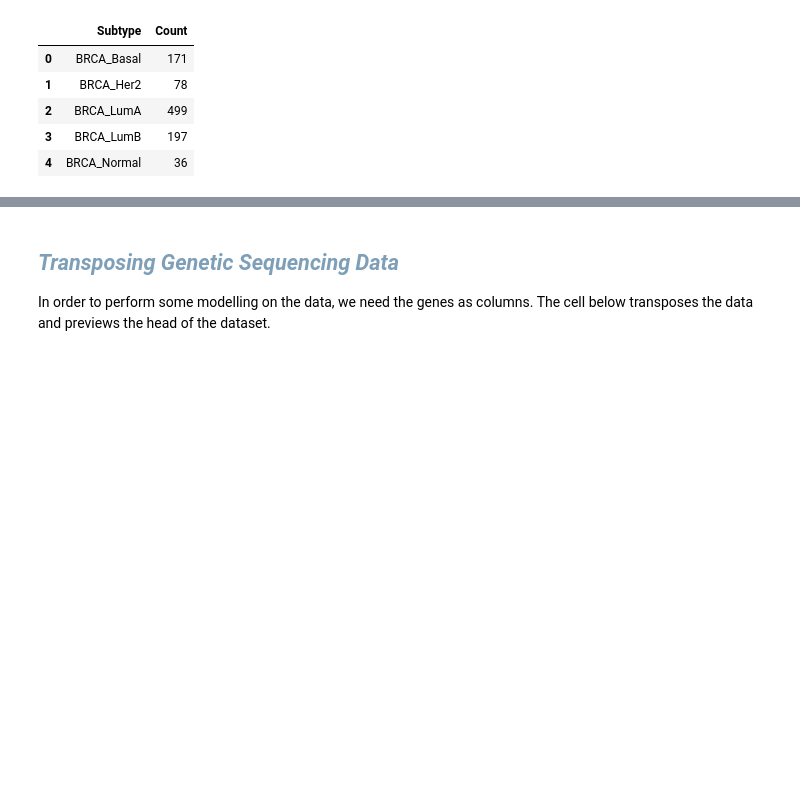
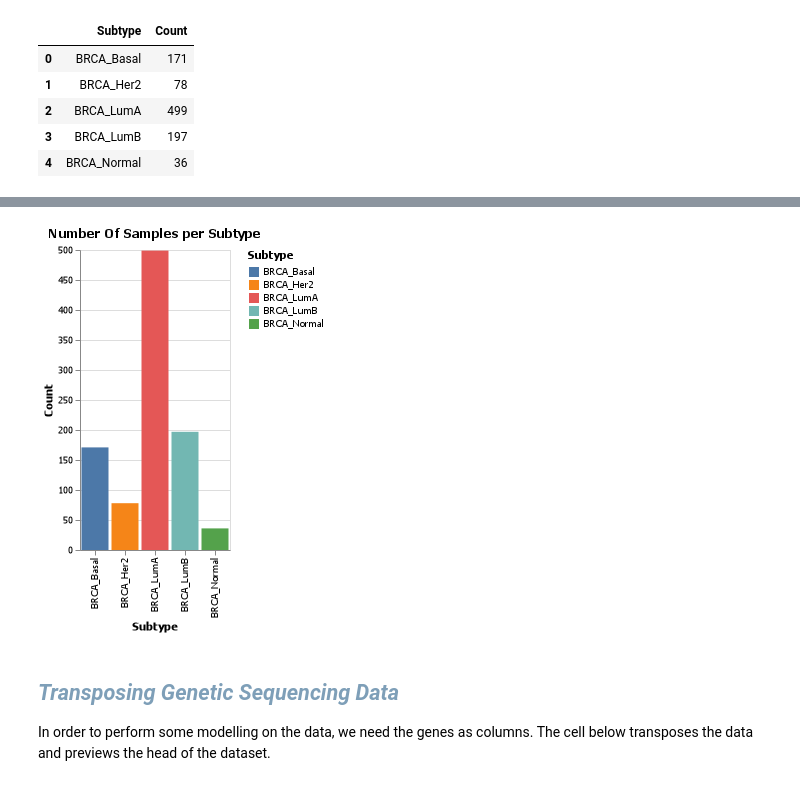
Before and after one commit to Blaise143/Breast-Cancer-Classification, a Jupyter notebook: breast-cancer-subtype-classification.ipynb, the cells around one changed output, grey strips where cells are left out. Saved outputs shown, nothing was run; the diff lists cells and outputs as text; code cells hidden in the pictures; blank space fills up the shorter version.

Commit message:
plots

```diff
--- a/breast-cancer-subtype-classification.ipynb
+++ b/breast-cancer-subtype-classification.ipynb
@@ -88,6 +88,7 @@ clinical_summary
 | 3 | BRCA_LumB | 197 |
 | 4 | BRCA_Normal | 36 |
 # %%
+alt.renderers.enable("png")
 alt.Chart(clinical_summary).mark_bar().encode(
     alt.X("Subtype"),
     alt.Y("Count"),
@@ -103,3 +103,4 @@ alt.Chart(clinical_summary).mark_bar().encode(
+[figure, added]
 # %% [markdown]
 <a id="4"></a>
 ## <span style="color:#7E9FB8;">*Transposing Genetic Sequencing Data*</span>
```
Also changed, not shown: parts of 27 cells of this notebook.
